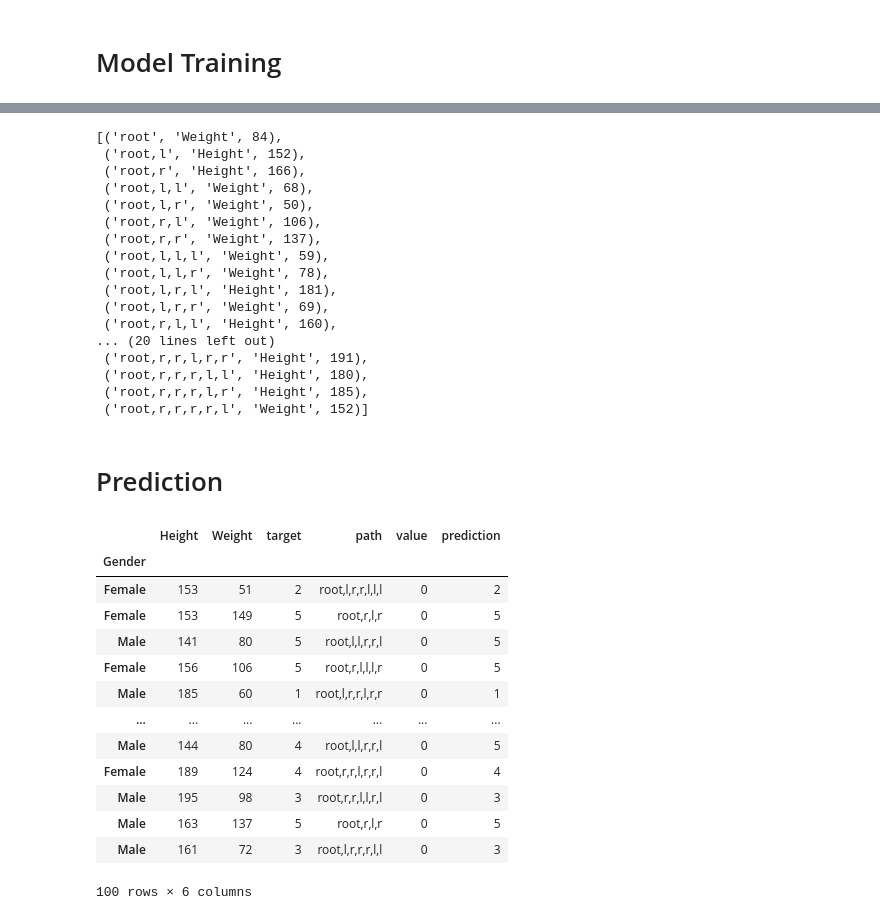
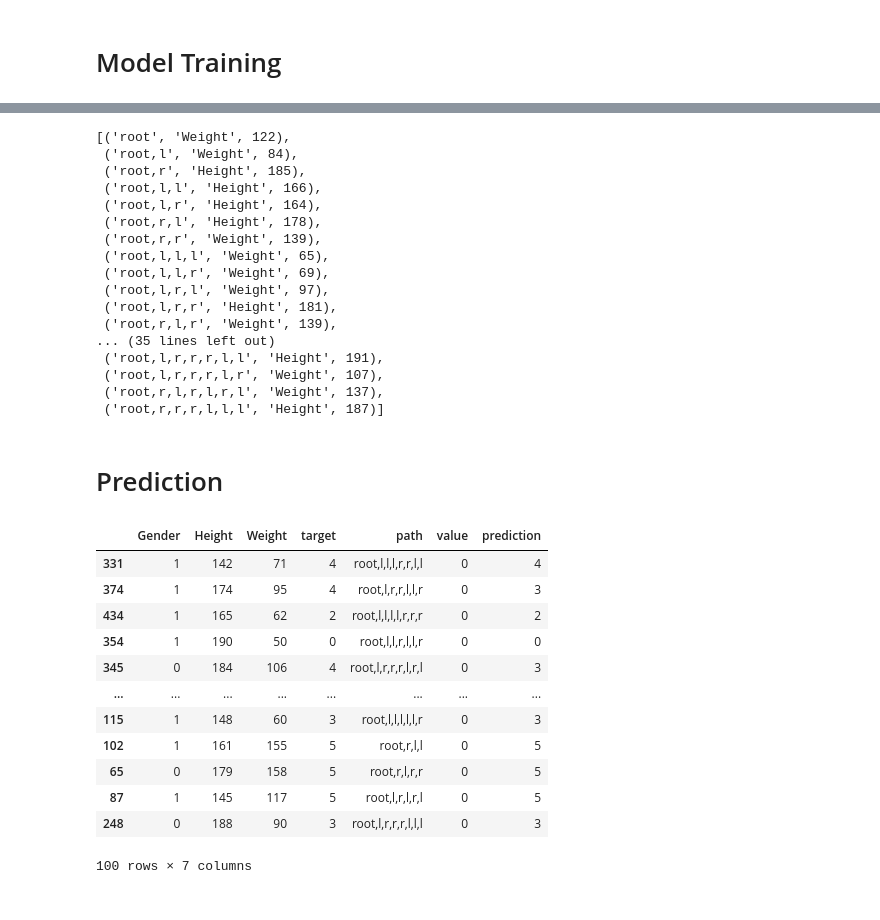
Before and after one commit to davinachen/Ensemble_DecisionTree, a Jupyter notebook: Classification.ipynb, the cells around one changed output, grey strips where cells are left out. Cells and saved outputs as stored; diff of their text form; code cells hidden in the pictures.

```diff
--- a/Classification.ipynb
+++ b/Classification.ipynb
@@ -186,11 +187,21 @@ train_df = pd.read_csv('500_Person_Gender_Height_Weight_Index.csv', index_col=0)
 # %%
+## Read csvs
+train_df = pd.read_csv('500_Person_Gender_Height_Weight_Index.csv')
+
+# Filling  NA
 train_df = train_df.fillna(0)
 train_df = train_df.rename(columns={'Index':'target'})
-train, val = train_test_split(train_df, test_size = 0.2)
+
+# categorical variable encoding
+labelencoder = LabelEncoder()
+train_df['Gender'] = labelencoder.fit_transform(train_df['Gender'])
+
+# train-test split
+train, test = train_test_split(train_df, test_size = 0.2, random_state=50)
 column_types = {'Gender':'categorical','Height':'continuous','Weight':'continuous'}
 ml_task = 'classifier'
 # %% [markdown]
 # Model Training
 # %%
-leaves, split_conditions = decision_tree_algorithm(train, column_types, ml_task, min_samples=2, max_depth=5)
+leaves, split_conditions = decision_tree_algorithm(train, column_types, ml_task, min_samples=2, max_depth=6)
 # %% [output]
@@ -234,41 +245,40 @@ dict(leaves)
 # %%
 split_conditions
 # %% [output]
-[('root', 'Weight', 84),
- ('root,l', 'Height', 152),
- ('root,r', 'Height', 166),
- ('root,l,l', 'Weight', 68),
- ('root,l,r', 'Weight', 50),
- ('root,r,l', 'Weight', 106),
- ('root,r,r', 'Weight', 137),
- ('root,l,l,l', 'Weight', 59),
- ('root,l,l,r', 'Weight', 78),
- ('root,l,r,l', 'Height', 181),
- ('root,l,r,r', 'Weight', 69),
- ('root,r,l,l', 'Height', 160),
-... (20 lines left out)
- ('root,r,r,l,r,r', 'Height', 191),
- ('root,r,r,r,l,l', 'Height', 180),
- ('root,r,r,r,l,r', 'Height', 185),
- ('root,r,r,r,r,l', 'Weight', 152)]
+[('root', 'Weight', 122),
+ ('root,l', 'Weight', 84),
+ ('root,r', 'Height', 185),
+ ('root,l,l', 'Height', 166),
+ ('root,l,r', 'Height', 164),
+ ('root,r,l', 'Height', 178),
+ ('root,r,r', 'Weight', 139),
+ ('root,l,l,l', 'Weight', 65),
+ ('root,l,l,r', 'Weight', 69),
+ ('root,l,r,l', 'Weight', 97),
+ ('root,l,r,r', 'Height', 181),
+ ('root,r,l,r', 'Weight', 139),
+... (35 lines left out)
+ ('root,l,r,r,r,l,l', 'Height', 191),
+ ('root,l,r,r,r,l,r', 'Weight', 107),
+ ('root,r,l,r,l,r,l', 'Weight', 137),
+ ('root,r,r,r,l,l,l', 'Height', 187)]
 # %% [markdown]
 # Prediction
 # %%
-predict = make_predictions(val, column_types, leaves, split_conditions)
+predict = make_predictions(test, column_types, leaves, split_conditions)
 predict
 # %% [output]
-|  | Height | Weight | target | path | value | prediction |
-| Gender |  |  |  |  |  |  |
-| Female | 153 | 51 | 2 | root,l,r,r,l,l,l | 0 | 2 |
-| Female | 153 | 149 | 5 | root,r,l,r | 0 | 5 |
-| Male | 141 | 80 | 5 | root,l,l,r,r,l | 0 | 5 |
-| Female | 156 | 106 | 5 | root,r,l,l,l,r | 0 | 5 |
-| Male | 185 | 60 | 1 | root,l,r,r,l,r,r | 0 | 1 |
-| ... | ... | ... | ... | ... | ... | ... |
-| Male | 144 | 80 | 4 | root,l,l,r,r,l | 0 | 5 |
-| Female | 189 | 124 | 4 | root,r,r,l,r,r,l | 0 | 4 |
-| Male | 195 | 98 | 3 | root,r,r,l,l,r,l | 0 | 3 |
-| Male | 163 | 137 | 5 | root,r,l,r | 0 | 5 |
-| Male | 161 | 72 | 3 | root,l,r,r,r,l,l | 0 | 3 |
+|  | Gender | Height | Weight | target | path | value | prediction |
+| 331 | 1 | 142 | 71 | 4 | root,l,l,l,r,r,l,l | 0 | 4 |
+| 374 | 1 | 174 | 95 | 4 | root,l,r,r,l,l,r | 0 | 3 |
+| 434 | 1 | 165 | 62 | 2 | root,l,l,l,l,r,r,r | 0 | 2 |
+| 354 | 1 | 190 | 50 | 0 | root,l,l,r,l,l,r | 0 | 0 |
+| 345 | 0 | 184 | 106 | 4 | root,l,r,r,r,l,r,l | 0 | 3 |
+| ... | ... | ... | ... | ... | ... | ... | ... |
+| 115 | 1 | 148 | 60 | 3 | root,l,l,l,l,l,r | 0 | 3 |
+| 102 | 1 | 161 | 155 | 5 | root,r,l,l | 0 | 5 |
+| 65 | 0 | 179 | 158 | 5 | root,r,l,r,r | 0 | 5 |
+| 87 | 1 | 145 | 117 | 5 | root,l,r,l,r,l | 0 | 5 |
+| 248 | 0 | 188 | 90 | 3 | root,l,r,r,r,l,l,l | 0 | 3 |
-100 rows × 6 columns
+100 rows × 7 columns
 # %%
```
Also changed, not shown: parts of 9 cells of this notebook, 2 other files.
